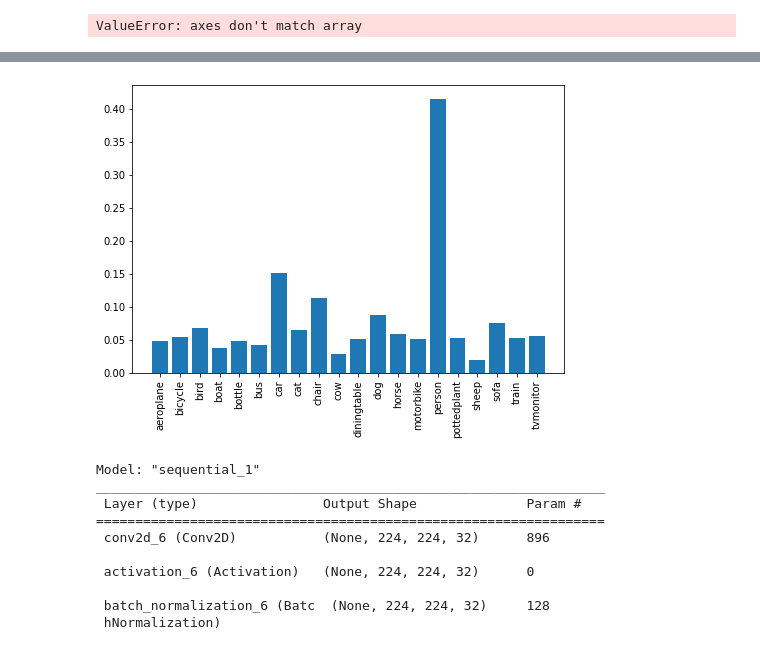
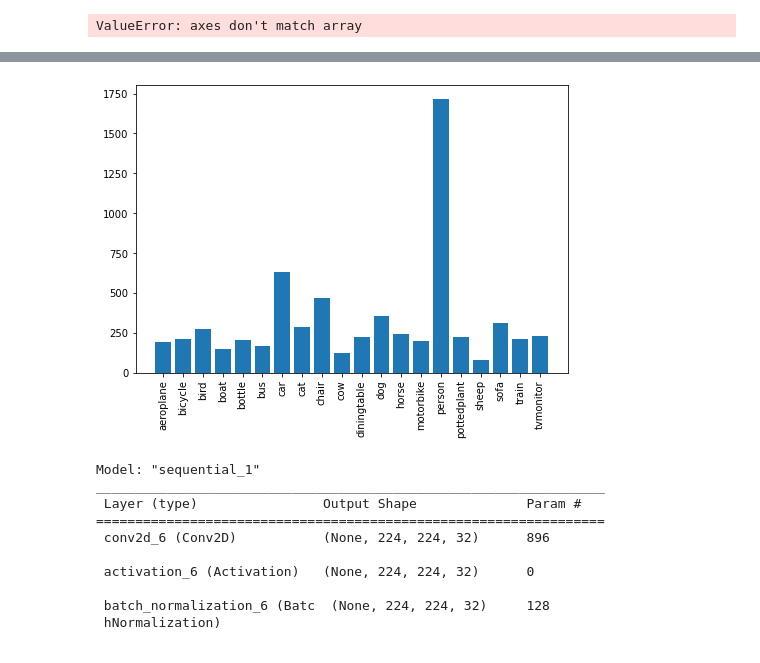
Before and after one commit to QuimMarset/MAI-OR, a Jupyter notebook: Assignment1/Labs/cnn_voc.ipynb, the cells around one changed output, grey strips where cells are left out. Drawn from its saved outputs; the diff is of its cells as text; code cells hidden in the pictures.

```diff
--- a/Assignment1/Labs/cnn_voc.ipynb
+++ b/Assignment1/Labs/cnn_voc.ipynb
@@ -30,8 +30,9 @@ txt = 'rnd'
 img_size = 224
 num_classes = 20
 img_with_padding = False
-voc_classes = {'aeroplane': 0, 1, 2, 3, 4, 5, 'car': 6, 7, 8, 'cow': 9, 'diningtable': 10
-               , 'dog': 11, 'horse': 12, 'motorbike': 13, 'person': 14, 'pottedplant': 15, 'sheep': 16, 'sofa': 17, 'train': 18, 'tvmonitor': 19}
+voc_classes = {'aeroplane': 0, 'bicycle': 1, 'bird': 2, 'boat': 3, 'bottle': 4, 'bus': 5, 'car': 6,
+    'cat': 7, 'chair': 8, 'cow': 9, 'diningtable': 10, 'dog': 11, 'horse': 12, 'motorbike': 13,
+    'person': 14, 'pottedplant': 15, 'sheep': 16, 'sofa': 17, 'train': 18, 'tvmonitor': 19}
 voc_class_colors = {'aeroplane': [128, 0, 0], 'bicycle': [0, 128, 0], 'bird': [128, 128, 0], 'boat': [0, 0, 128], 'bottle': [128, 0, 128]
                     , 'bus': [0, 128, 128], 'car': [128, 128, 128], 'cat': [64, 0, 0], 'chair': [192, 0, 0], 'cow': [64, 128, 0]
                     , 'diningtable': [192, 128, 0], 'dog': [64, 0, 128], 'horse': [192, 0, 128], 'motorbike': [64, 128, 128], 'person': [192, 128, 128]
@@ -269,14 +285,14 @@ NameError: name 'glob' is not defined
 # %%
 # plot the data distribution
 fig = plt.figure()
 ax = fig.add_axes([0,0,1,1])
 labs = voc_classes.keys()
-data_balance = np.sum(y_train, 0) / y_train.shape[0]
+data_balance = np.sum(y_train, 0)
 ax.bar(labs,data_balance)
 plt.xticks([i for i in range(20)], labs, rotation='vertical')
 plt.show()
 # %% [output]
-[figure, old version]
+[figure, new version]
 # %%
 weight_decay = 1e-4
 model = Sequential()
```
Also changed, not shown: parts of 1 cell of this notebook, 20 other files.
